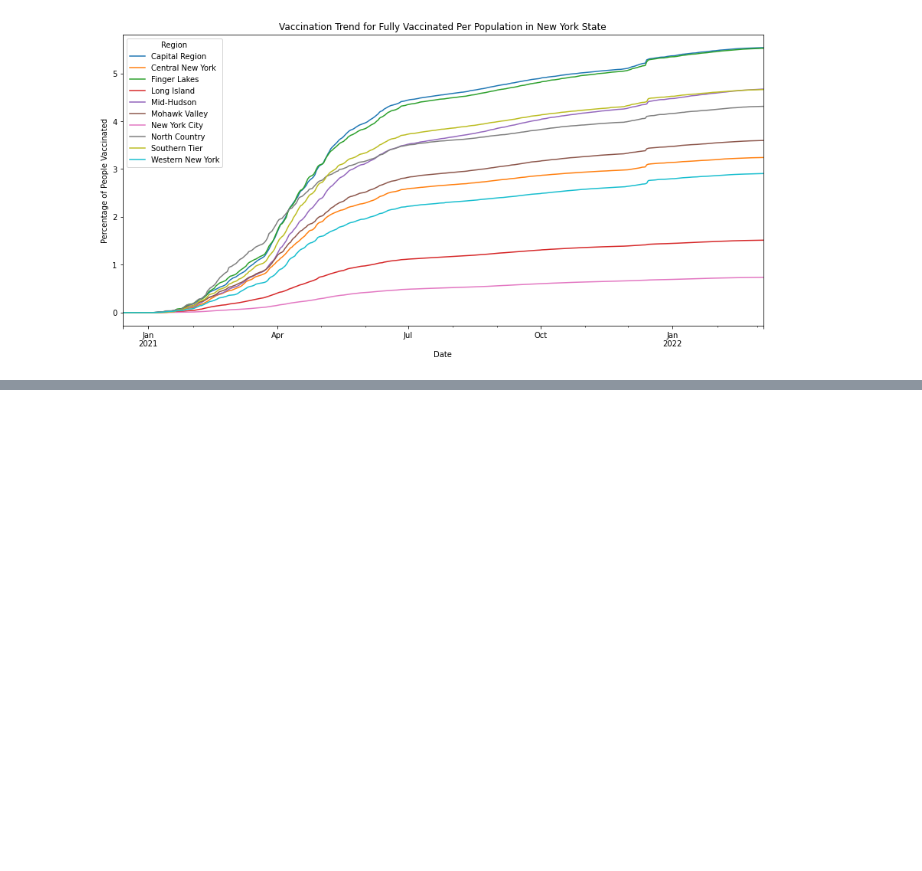
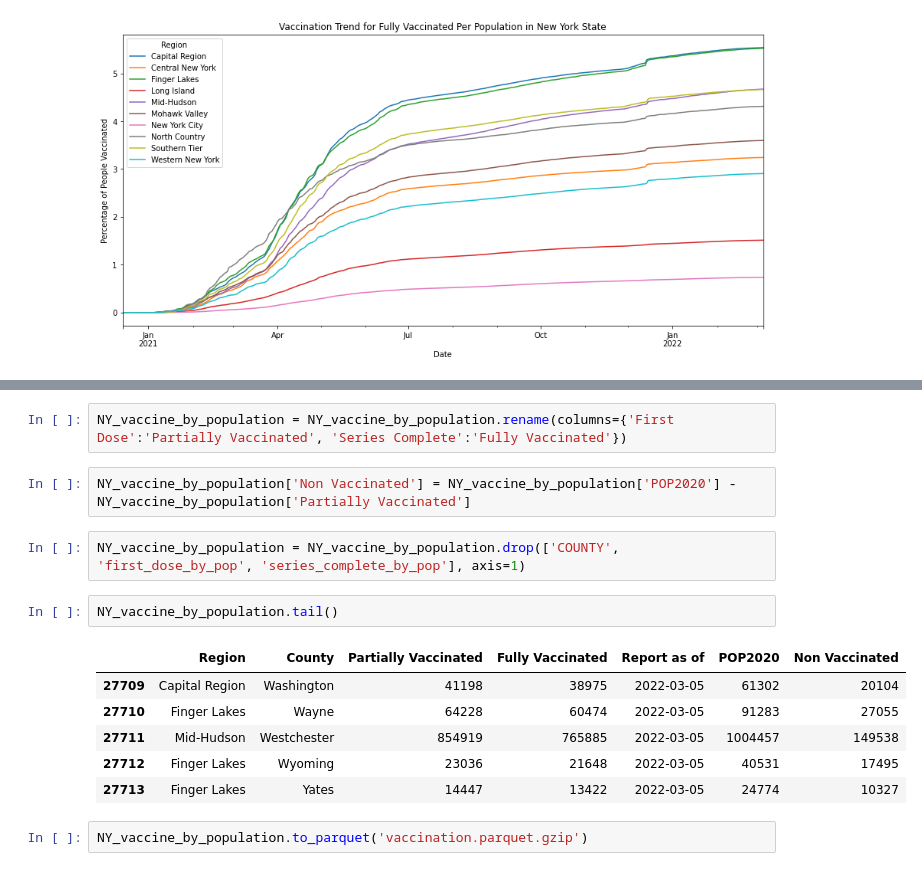
Before and after one commit to AnishaMathur/NY-State-Covid-Analysis, a Jupyter notebook: notebooks/EDA_Vaccination.ipynb, the cells around one changed output, grey strips where cells are left out. Saved outputs shown, nothing was run; the diff lists cells and outputs as text; blank space fills up the shorter version.

```diff
--- a/notebooks/EDA_Vaccination.ipynb
+++ b/notebooks/EDA_Vaccination.ipynb
@@ -320,0 +368,17 @@ Text(0.5, 1.0, 'Vaccination Trend for Fully Vaccinated Per Population in New Yor
+# %%
+NY_vaccine_by_population = NY_vaccine_by_population.rename(columns={'First Dose':'Partially Vaccinated', 'Series Complete':'Fully Vaccinated'})
+# %%
+NY_vaccine_by_population['Non Vaccinated'] = NY_vaccine_by_population['POP2020'] - NY_vaccine_by_population['Partially Vaccinated']
+# %%
+NY_vaccine_by_population = NY_vaccine_by_population.drop(['COUNTY', 'first_dose_by_pop', 'series_complete_by_pop'], axis=1)
+# %%
+NY_vaccine_by_population.tail()
+# %% [output]
+|  | Region | County | Partially Vaccinated | Fully Vaccinated | Report as of | POP2020 | Non Vaccinated |
+| 27709 | Capital Region | Washington | 41198 | 38975 | 2022-03-05 | 61302 | 20104 |
+| 27710 | Finger Lakes | Wayne | 64228 | 60474 | 2022-03-05 | 91283 | 27055 |
+| 27711 | Mid-Hudson | Westchester | 854919 | 765885 | 2022-03-05 | 1004457 | 149538 |
+| 27712 | Finger Lakes | Wyoming | 23036 | 21648 | 2022-03-05 | 40531 | 17495 |
+| 27713 | Finger Lakes | Yates | 14447 | 13422 | 2022-03-05 | 24774 | 10327 |
+# %%
+NY_vaccine_by_population.to_parquet('vaccination.parquet.gzip')
```
Also changed, not shown: parts of 9 cells of this notebook.
